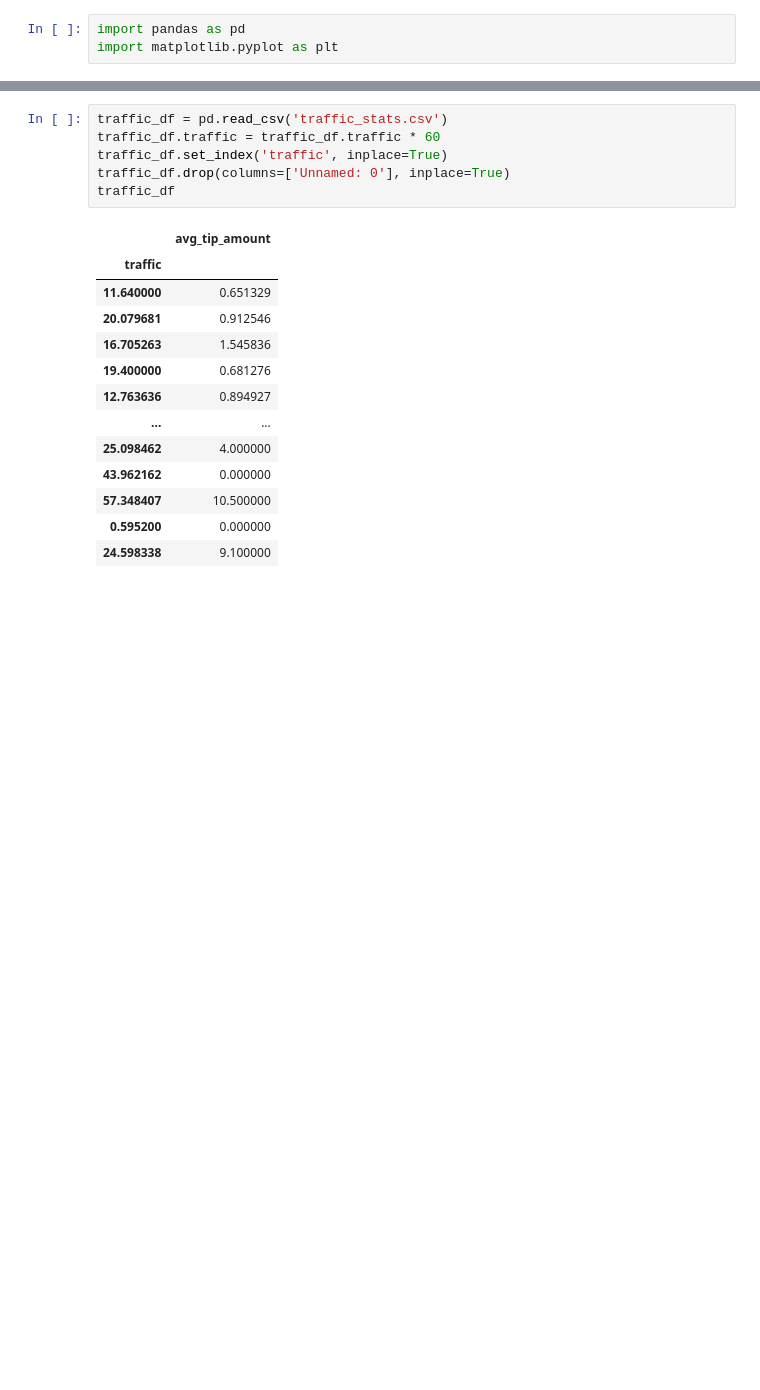
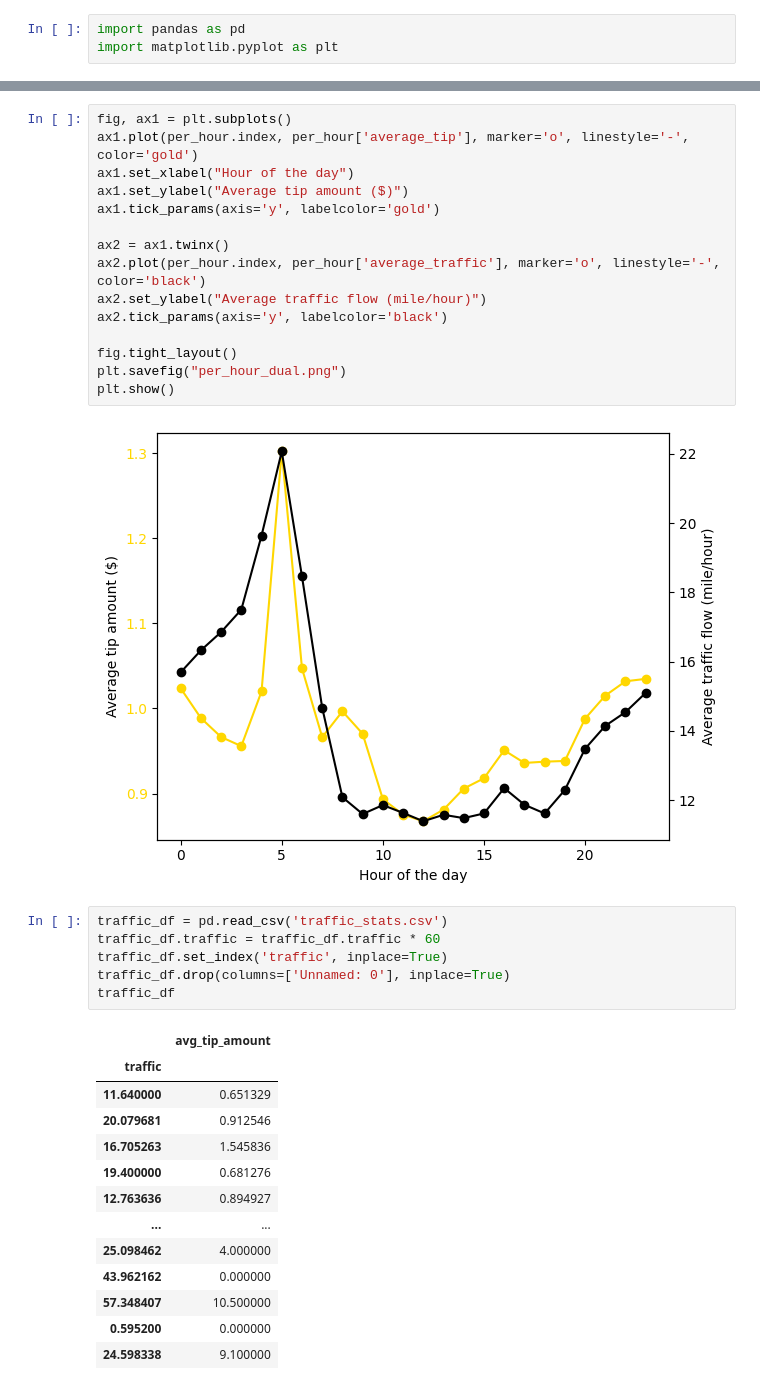
Before and after one commit to TheBarbaraIsTaken/BigData-NYCTaxis, a Jupyter notebook: stats/stats.ipynb, the cells around one changed output, grey strips where cells are left out. Saved outputs shown, nothing was run; the diff lists cells and outputs as text; blank space fills up the shorter version.

```diff
--- a/stats/stats.ipynb
+++ b/stats/stats.ipynb
@@ -36,6 +36,23 @@ plt.savefig("per_hour.png")
 plt.show()
 # %% [output]
 [figure]
+# %%
+fig, ax1 = plt.subplots()
+ax1.plot(per_hour.index, per_hour['average_tip'], marker='o', linestyle='-', color='gold')
+ax1.set_xlabel("Hour of the day")
+ax1.set_ylabel("Average tip amount ($)")
+ax1.tick_params(axis='y', labelcolor='gold')
+
+ax2 = ax1.twinx()
+ax2.plot(per_hour.index, per_hour['average_traffic'], marker='o', linestyle='-', color='black')
+ax2.set_ylabel("Average traffic flow (mile/hour)")
+ax2.tick_params(axis='y', labelcolor='black')
+
+fig.tight_layout()
+plt.savefig("per_hour_dual.png")
+plt.show()
+# %% [output]
+[figure, added]
 # %%
 traffic_df = pd.read_csv('traffic_stats.csv')
 traffic_df.traffic = traffic_df.traffic * 60
```
Also changed, not shown: parts of 3 cells of this notebook.
